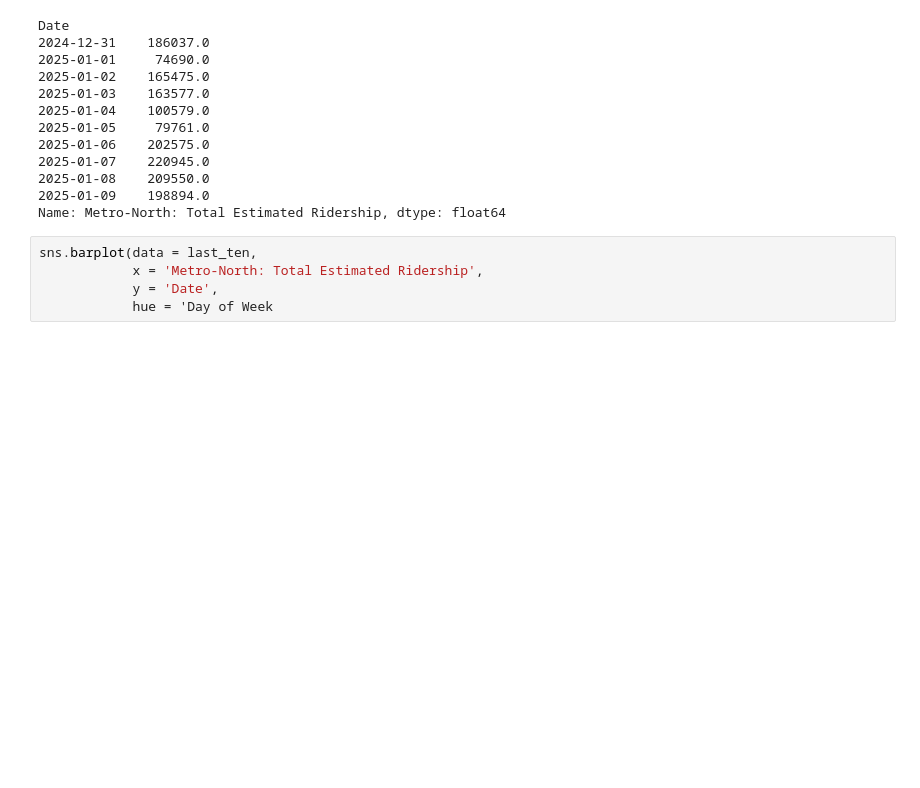
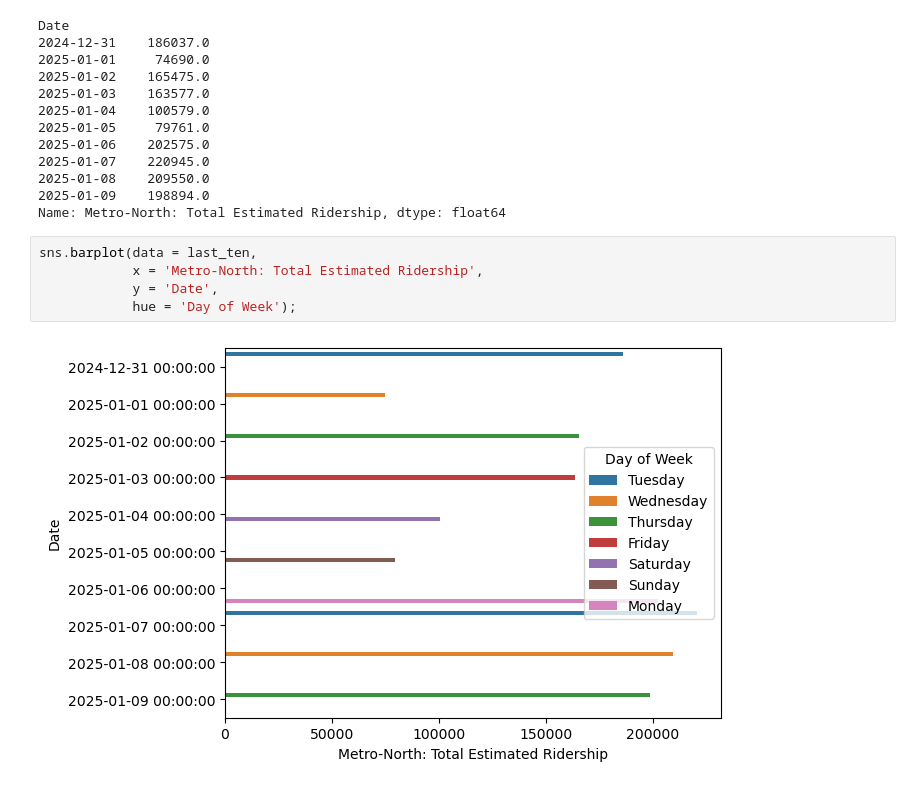
Before and after one commit to alishanstyles/MTA-Daily-Ridership, a Jupyter notebook: Untitled.ipynb, the cells around one changed output. Saved outputs shown, nothing was run; the diff lists cells and outputs as text; blank space fills up the shorter version.

```diff
--- a/Untitled.ipynb
+++ b/Untitled.ipynb
@@ -592,5 +592,7 @@ Name: Metro-North: Total Estimated Ridership, dtype: float64
 # %%
 sns.barplot(data = last_ten,
             x = 'Metro-North: Total Estimated Ridership',
             y = 'Date',
-            hue = 'Day of Week
+            hue = 'Day of Week');
+# %% [output]
+[figure, added]
```
Also changed, not shown: parts of 17 cells of this notebook.
